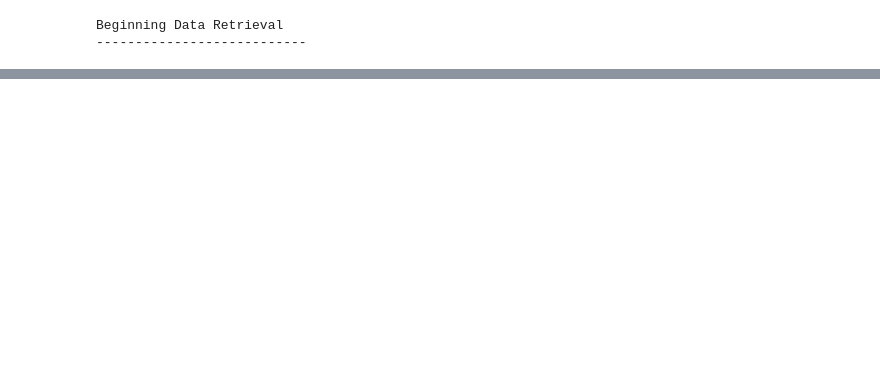
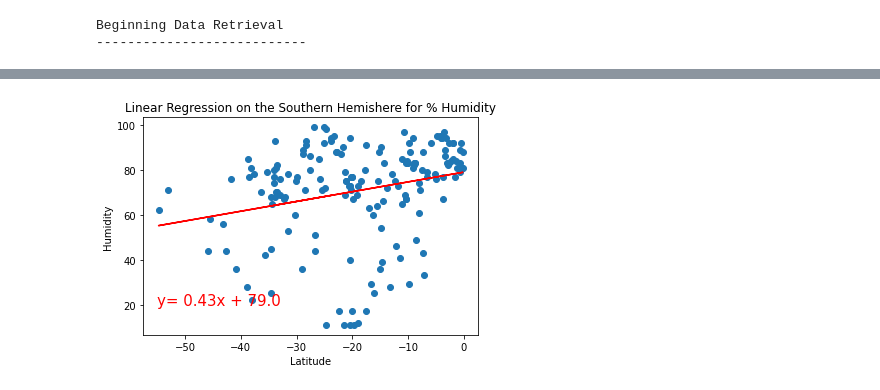
Before and after one commit to lmacera/World_Weather_Analysis, a Jupyter notebook: WeatherPy.ipynb, the cells around one changed output, grey strips where cells are left out. Saved outputs shown, nothing was run; the diff lists cells and outputs as text; code cells hidden in the pictures; blank space fills up the shorter version.

```diff
--- a/WeatherPy.ipynb
+++ b/WeatherPy.ipynb
@@ -231,0 +303,7 @@ plt.show()
+# %%
+# Linear regression on the Southern Hemishpere
+x_values=southern_hemi_df["Lat"]
+y_values=southern_hemi_df["Humidity"]
+plot_linear_regression(x_values,y_values,'Linear Regression on the Southern Hemishere for % Humidity',"Humidity",(-55,20))
+# %% [output]
+[figure, added]
```
Also changed, not shown: parts of 20 cells of this notebook, 5 other files.
